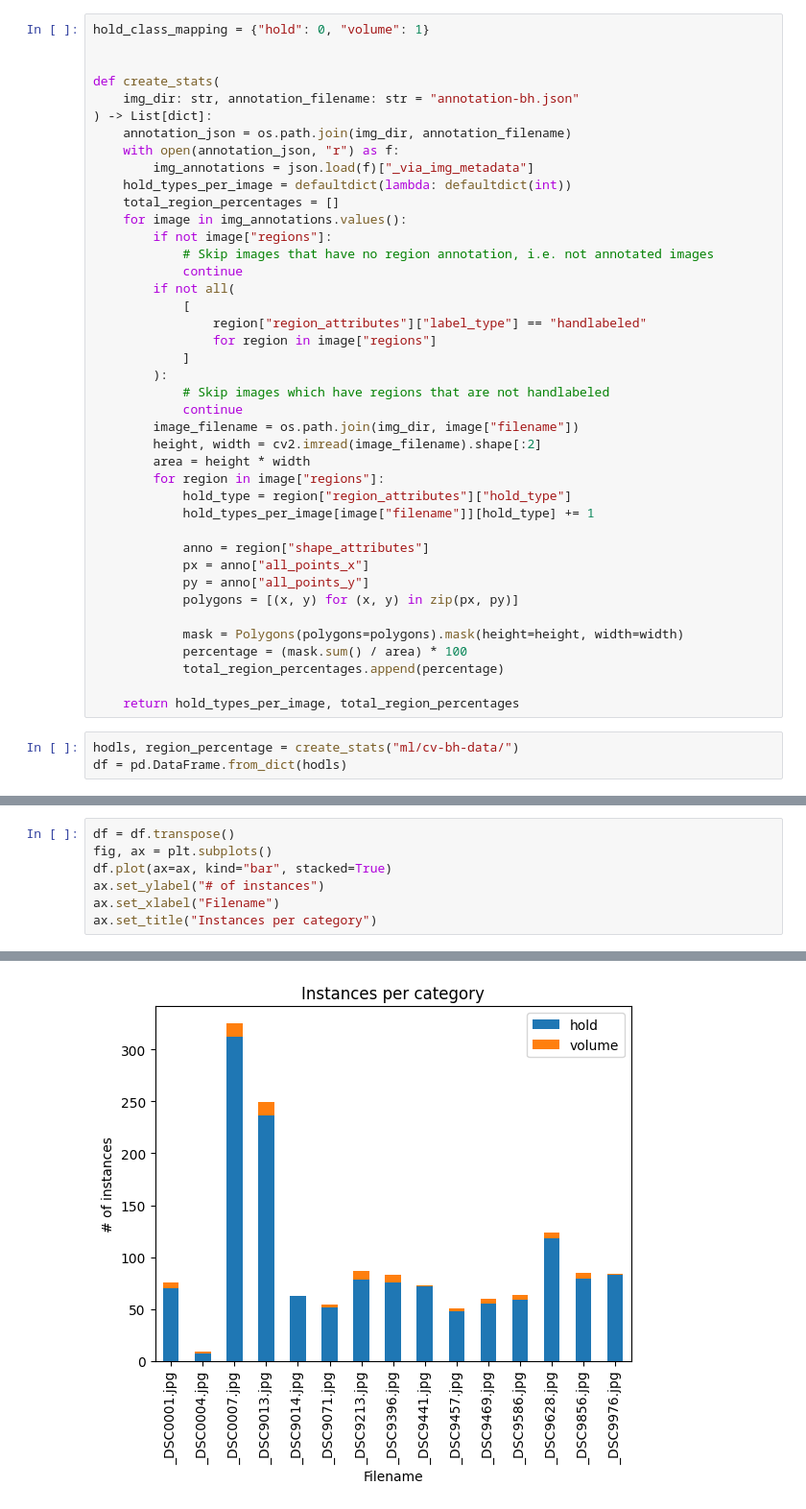
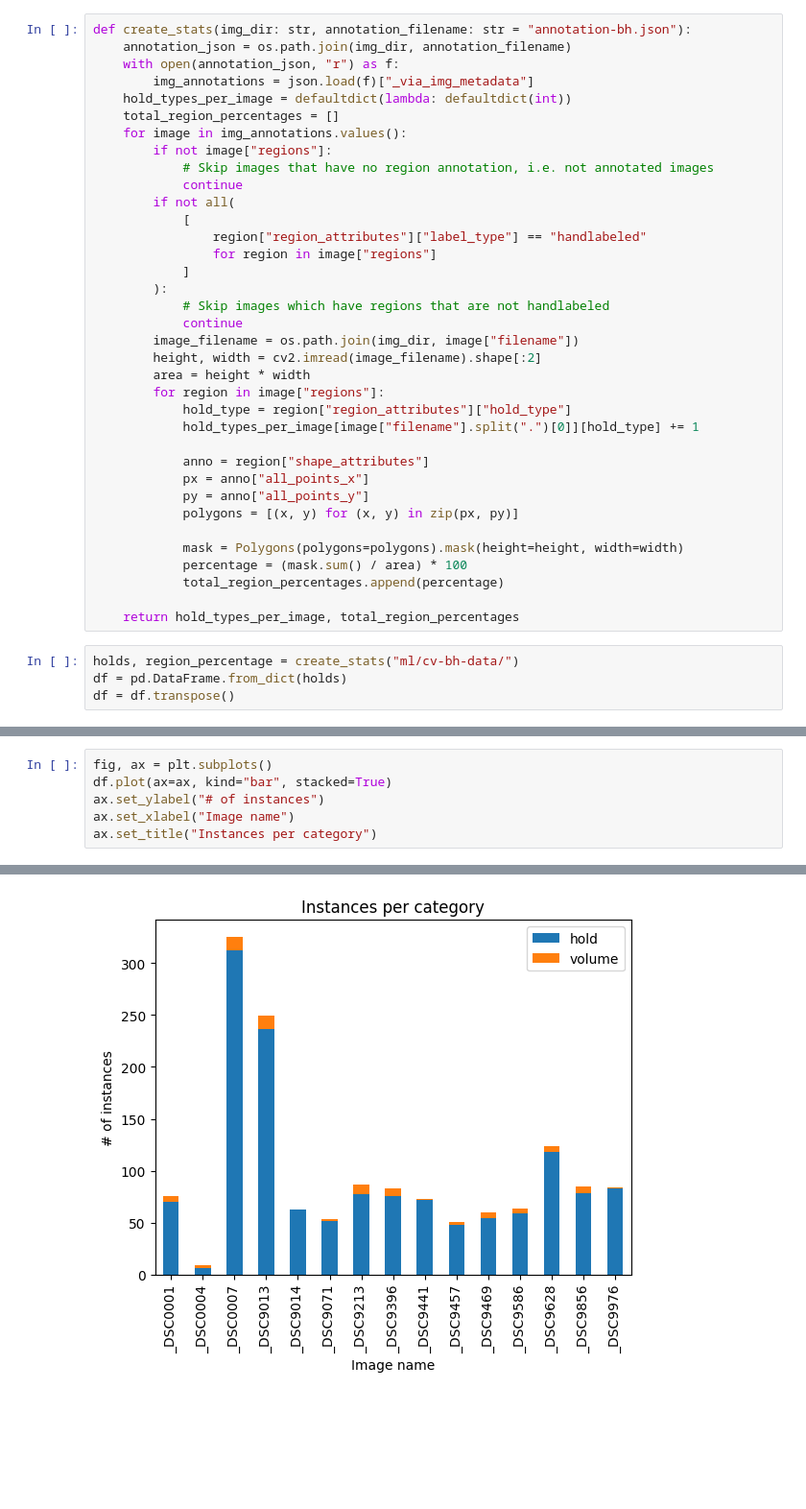
Before and after one commit to xiaoxiae/Indoor-Climbing-Hold-and-Route-Segmentation, a Jupyter notebook: dataset_statistics.ipynb, the cells around one changed output, grey strips where cells are left out. Shown at 96% size. Cells and saved outputs as stored; diff of their text form; blank space fills up the shorter version.

Commit message:
cleanup stats, add total instance count

```diff
--- a/dataset_statistics.ipynb
+++ b/dataset_statistics.ipynb
@@ -14,10 +11,5 @@ from imantics import Mask, Polygons
 # %%
-hold_class_mapping = {"hold": 0, "volume": 1}
-
-
-def create_stats(
-    img_dir: str, annotation_filename: str = "annotation-bh.json"
-) -> List[dict]:
+def create_stats(img_dir: str, annotation_filename: str = "annotation-bh.json"):
     annotation_json = os.path.join(img_dir, annotation_filename)
     with open(annotation_json, "r") as f:
         img_annotations = json.load(f)["_via_img_metadata"]
@@ -40,7 +32,7 @@ def create_stats(
         area = height * width
         for region in image["regions"]:
             hold_type = region["region_attributes"]["hold_type"]
-            hold_types_per_image[image["filename"]][hold_type] += 1
+            hold_types_per_image[image["filename"].split(".")[0]][hold_type] += 1
 
             anno = region["shape_attributes"]
             px = anno["all_points_x"]
@@ -53,5 +45,6 @@ def create_stats(
 
     return hold_types_per_image, total_region_percentages
 # %%
-hodls, region_percentage = create_stats("ml/cv-bh-data/")
-df = pd.DataFrame.from_dict(hodls)
+holds, region_percentage = create_stats("ml/cv-bh-data/")
+df = pd.DataFrame.from_dict(holds)
+df = df.transpose()
@@ -58,13 +57,12 @@ df = pd.DataFrame.from_dict(hodls)
 # %%
-df = df.transpose()
 fig, ax = plt.subplots()
 df.plot(ax=ax, kind="bar", stacked=True)
 ax.set_ylabel("# of instances")
-ax.set_xlabel("Filename")
+ax.set_xlabel("Image name")
 ax.set_title("Instances per category")
 # %% [output]
 Text(0.5, 1.0, 'Instances per category')
-[figure, old version]
+[figure, new version]
 # %%
 fig, ax = plt.subplots()
 ax.hist(region_percentage)
```
Also changed, not shown: parts of 4 cells of this notebook.
